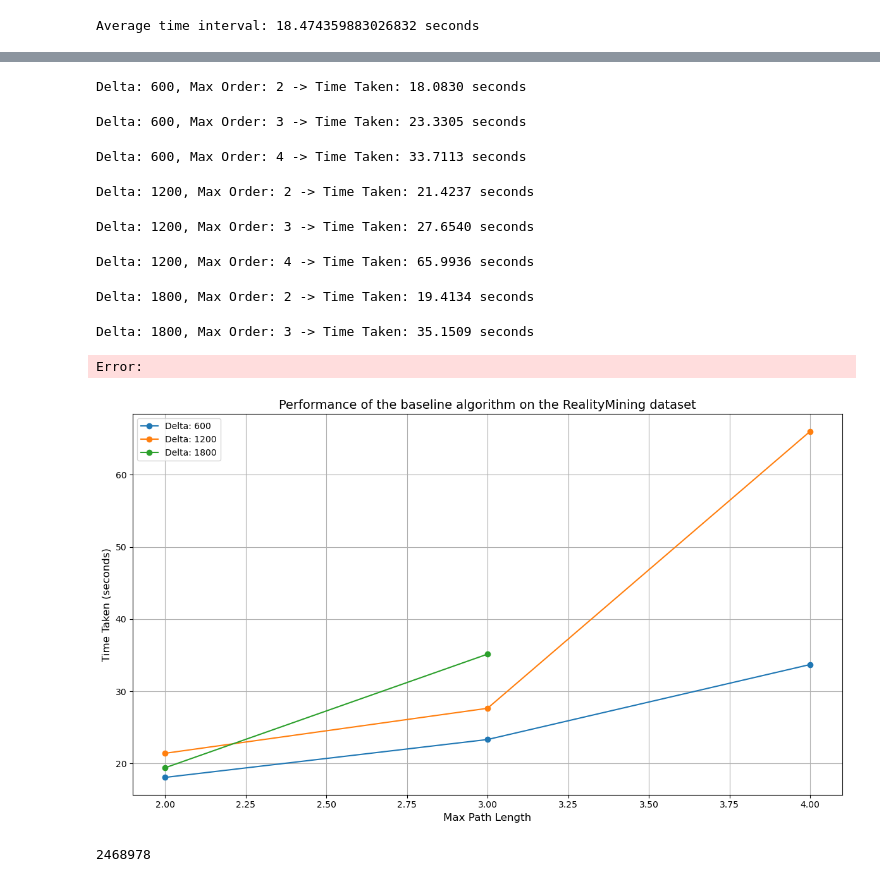
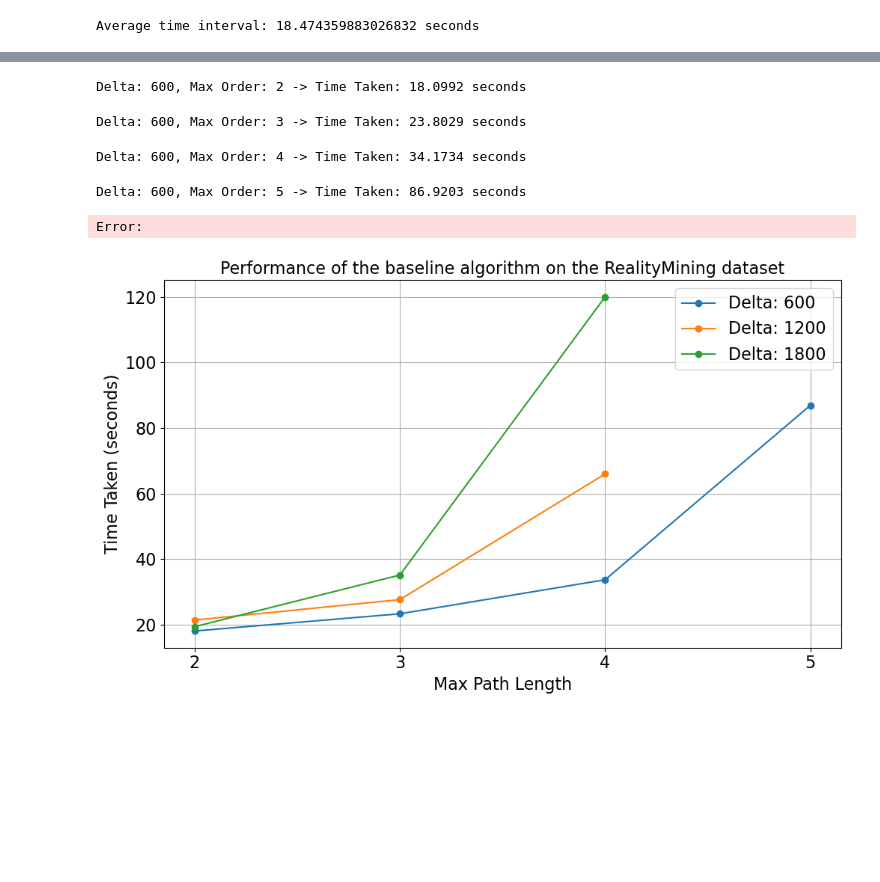
Before and after one commit to aryastark1614/SNACS-Project, a Jupyter notebook: RealityMining.ipynb, the cells around one changed output, grey strips where cells are left out. Drawn from its saved outputs; the diff is of its cells as text; code cells hidden in the pictures; blank space fills up the shorter version.

```diff
--- a/RealityMining.ipynb
+++ b/RealityMining.ipynb
@@ -89,15 +89,15 @@ def paco(data, delta, max_length):
     return path_counts
 # %%
 delta_values = [1200, 1800, 2400, 3000]
-max_length_values = [2, 3, 4, 5, 6]
-
+max_length_values = [2, 3, 4, 5, 6, 7, 8, 9, 10]
+found_paths = []
 # Loop through the values and measure execution time
 for delta in delta_values:
     for max_length in max_length_values:
         start_time = time.time()  # Record start time
         results = paco(data_tuples, delta, max_length)
         end_time = time.time()  # Record end time
+        found_paths.append([len(results), delta, max_length]) # add the amount of found paths to a list to keep track of the increase in found paths
         elapsed_time = end_time - start_time  # Calculate elapsed time
-
         print(f"Max Time Delta: {delta}, Max length: {max_length} -> Time Taken: {elapsed_time:.4f} seconds")
 # %% [output]
@@ -165,6 +166,6 @@ graph = pp.TemporalGraph.from_edge_list(call_edge_list)
 # %%
 delta_values = [600, 1200, 1800]
-max_order_values = [2, 3, 4]
+max_order_values = [2, 3, 4, 5]
 
 for delta in delta_values:
     for max_order in max_order_values:
@@ -175,12 +176,8 @@ for delta in delta_values:
 
         print(f"Delta: {delta}, Max Order: {max_order} -> Time Taken: {elapsed_time:.4f} seconds")
 # %% [output]
-Delta: 600, Max Order: 2 -> Time Taken: 18.0830 seconds
+Delta: 600, Max Order: 2 -> Time Taken: 18.0992 seconds
-Delta: 600, Max Order: 3 -> Time Taken: 23.3305 seconds
+Delta: 600, Max Order: 3 -> Time Taken: 23.8029 seconds
-Delta: 600, Max Order: 4 -> Time Taken: 33.7113 seconds
+Delta: 600, Max Order: 4 -> Time Taken: 34.1734 seconds
-Delta: 1200, Max Order: 2 -> Time Taken: 21.4237 seconds
+Delta: 600, Max Order: 5 -> Time Taken: 86.9203 seconds
-Delta: 1200, Max Order: 3 -> Time Taken: 27.6540 seconds
+Error:
-Delta: 1200, Max Order: 4 -> Time Taken: 65.9936 seconds
-Delta: 1800, Max Order: 2 -> Time Taken: 19.4134 seconds
-Delta: 1800, Max Order: 3 -> Time Taken: 35.1509 seconds
-Error:
@@ -187,32 +186,27 @@ Error:
 # %%
 deltas = [600, 1200, 1800]
-max_orders = [2, 3, 4]
+max_orders = [2, 3, 4, 5]
 times = {
-    600: [18.0830, 23.3305, 33.7113],
-    1200: [21.4237, 27.6540, 65.9936],
-    1800: [19.4134, 35.1509, None]  # Assume None or NaN if data is missing for Max Order 4
+    600: [18.0830, 23.3305, 33.7113, 86.9203],
+    1200: [21.4237, 27.6540, 65.9936, None],
+    1800: [19.4134, 35.1509, 120, None]  # put none as these values were not computable (kernel kept crashing)
 }
 
-# Plotting
-plt.figure(figsize=(12, 7))
+plt.figure(figsize=(10, 6))
 
 # Loop through each delta to create a line for it
 for delta in deltas:
-    # Filter max_orders and times for this delta
     times_for_delta = times[delta]
     plt.plot(max_orders, times_for_delta, marker='o', label=f"Delta: {delta}")
 
-# Labels and title
-plt.xlabel("Max Path Length", fontsize=12)
-plt.ylabel("Time Taken (seconds)", fontsize=12)
-plt.title("Performance of the baseline algorithm on the RealityMining dataset", fontsize=14)
-plt.legend()
-
-# Set grid intervals if needed
+plt.xlabel("Max Path Length", fontsize=16)
+plt.ylabel("Time Taken (seconds)", fontsize=16)
+plt.title("Performance of the baseline algorithm on the RealityMining dataset", fontsize=16)
+plt.legend(fontsize=16)
 plt.grid(True)
 plt.tight_layout()
-
-# Show the plot
+plt.xticks(range(2, 6), fontsize=16)
+plt.yticks(fontsize=16)
 plt.show()
 # %% [output]
-[figure, old version]
+[figure, new version]
@@ -225,4 +212,0 @@ for i in range(1,7):
-# %%
-print(len(combined_graph))
-# %% [output]
-2468978
```
Also changed, not shown: parts of 10 cells of this notebook, 2 other files.
